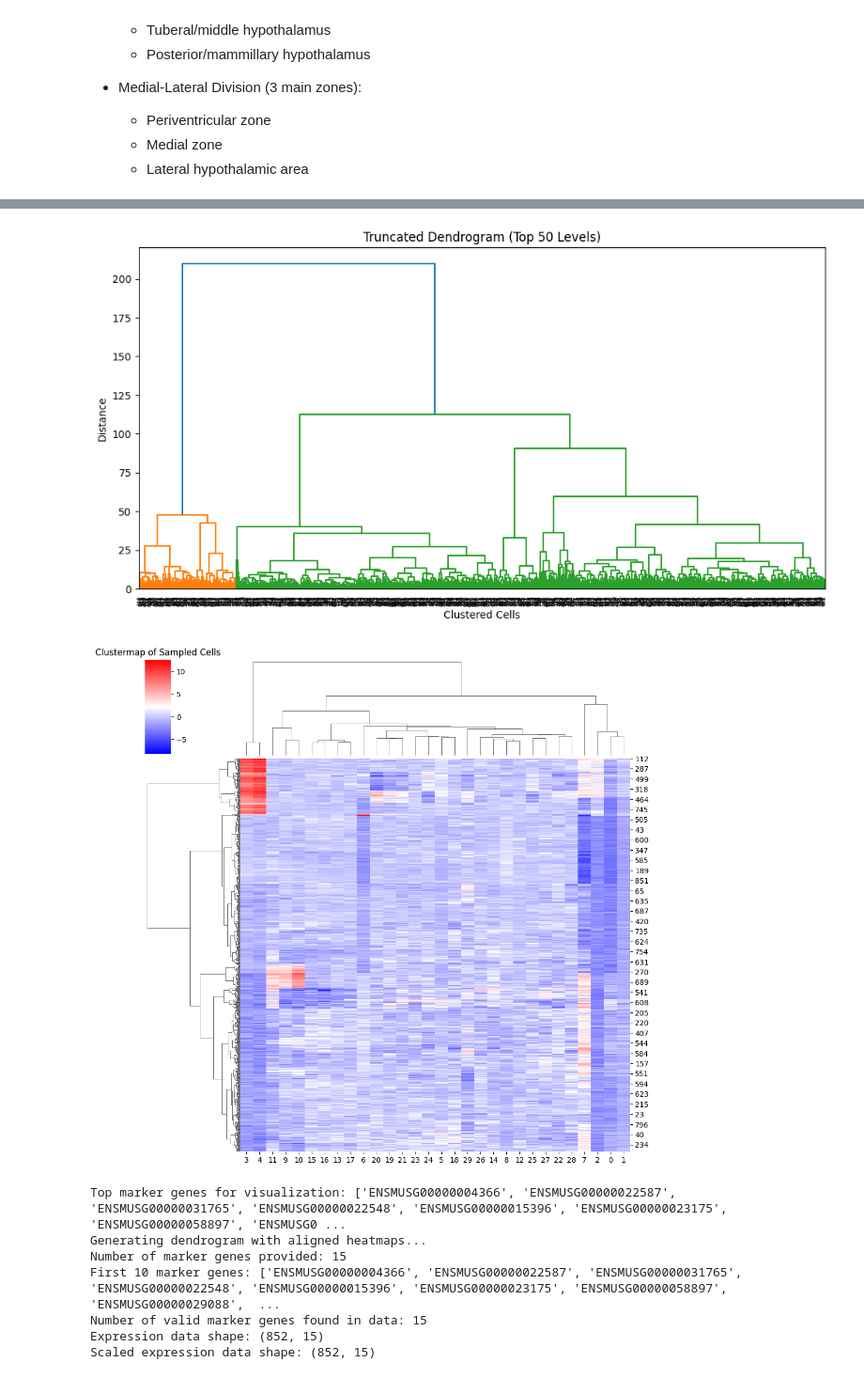
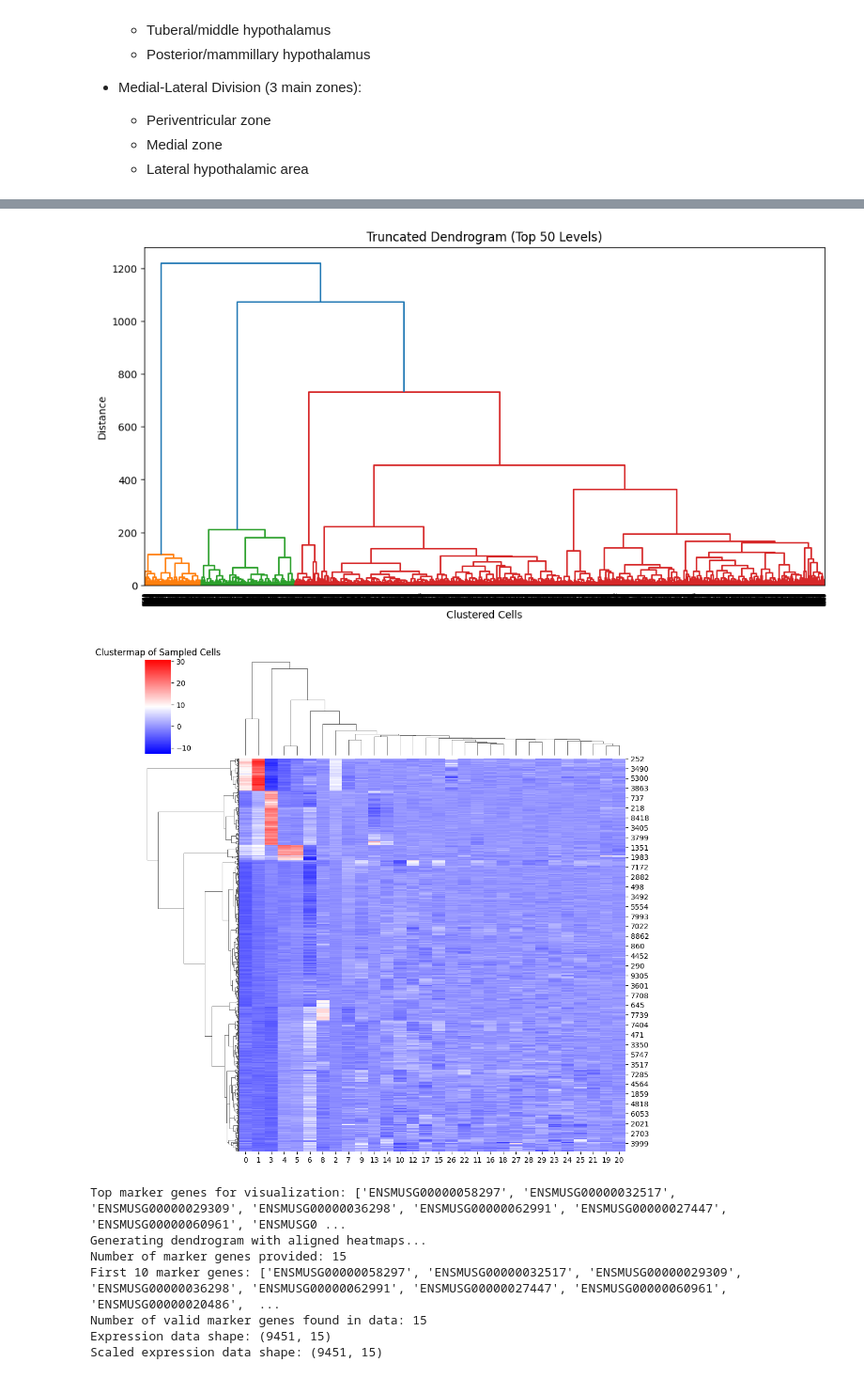
Before and after one commit to vex-me-not/MLKinCompBioFinalProject, a Jupyter notebook: notebooks/clustering.ipynb, the cells around one changed output, grey strips where cells are left out. Shown at 94% size. Drawn from its saved outputs; the diff is of its cells as text; code cells hidden in the pictures.

```diff
--- a/notebooks/clustering.ipynb
+++ b/notebooks/clustering.ipynb
@@ -75,8 +75,8 @@ hy_v3 = load_data(hy_v3_path, backed=None)
     - Medial zone
     - Lateral hypothalamic area
 # %%
-n = 1_000
-m = 1_000
+n = 2_000
+m = 10_000
 n_pcs = 4
 min_pts = 40
 eps = 2.55
@@ -119,12 +119,12 @@ First 10 marker genes: ['ENSMUSG00000004366', 'ENSMUSG00000022587', 'ENSMUSG0000
 ---
 
 --- Plotting ---
-[figure, old version]
+[figure, new version]
-[figure, old version]
+[figure, new version]
-Top marker genes for visualization: ['ENSMUSG00000004366', 'ENSMUSG00000022587', 'ENSMUSG00000031765', 'ENSMUSG00000022548', 'ENSMUSG00000015396', 'ENSMUSG00000023175', 'ENSMUSG00000058897', 'ENSMUSG0 ...
+Top marker genes for visualization: ['ENSMUSG00000058297', 'ENSMUSG00000032517', 'ENSMUSG00000029309', 'ENSMUSG00000036298', 'ENSMUSG00000062991', 'ENSMUSG00000027447', 'ENSMUSG00000060961', 'ENSMUSG0 ...
 Generating dendrogram with aligned heatmaps...
 Number of marker genes provided: 15
-First 10 marker genes: ['ENSMUSG00000004366', 'ENSMUSG00000022587', 'ENSMUSG00000031765', 'ENSMUSG00000022548', 'ENSMUSG00000015396', 'ENSMUSG00000023175', 'ENSMUSG00000058897', 'ENSMUSG00000029088',  ...
+First 10 marker genes: ['ENSMUSG00000058297', 'ENSMUSG00000032517', 'ENSMUSG00000029309', 'ENSMUSG00000036298', 'ENSMUSG00000062991', 'ENSMUSG00000027447', 'ENSMUSG00000060961', 'ENSMUSG00000020486',  ...
 Number of valid marker genes found in data: 15
-Expression data shape: (852, 15)
-Scaled expression data shape: (852, 15)
+Expression data shape: (9451, 15)
+Scaled expression data shape: (9451, 15)
```
Also changed, not shown: parts of 5 cells of this notebook.
